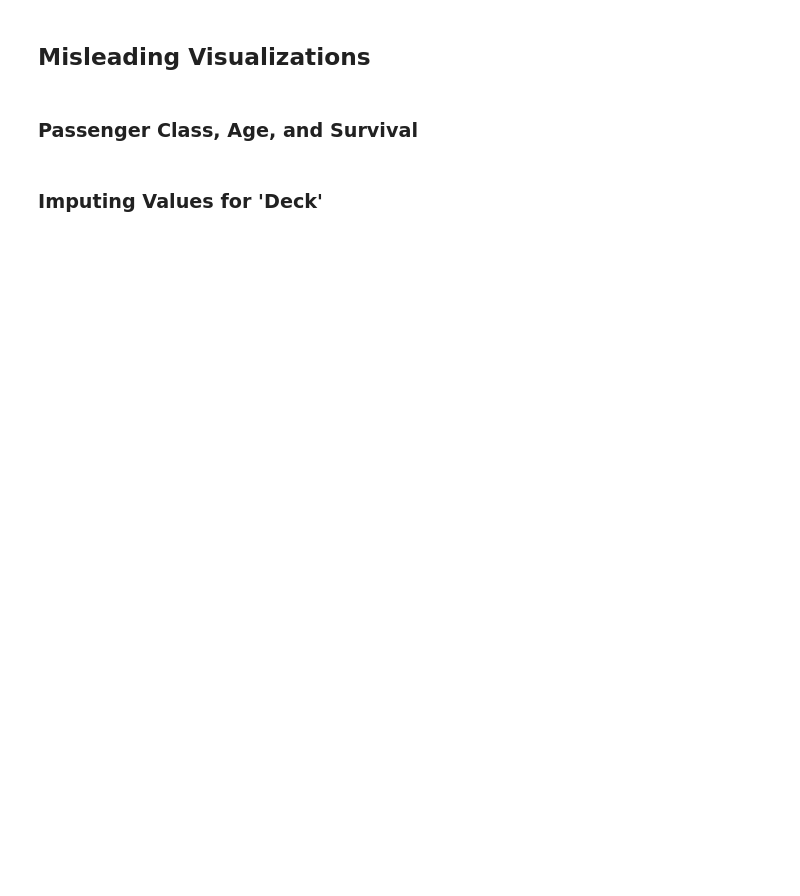
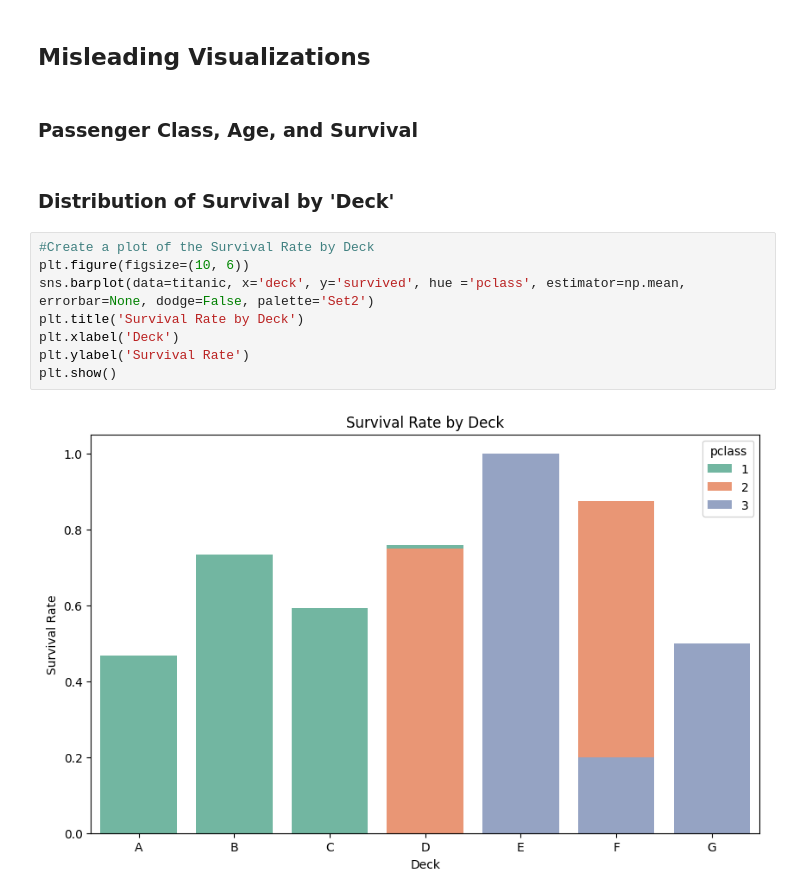
Before and after one commit to chance-roberts/DATA6550-Visualization, a Jupyter notebook: Code/Roberts/RobertsC_Visualization.ipynb, the cells around one changed output. Drawn from its saved outputs; the diff is of its cells as text; blank space fills up the shorter version.

```diff
--- a/Code/Roberts/RobertsC_Visualization.ipynb
+++ b/Code/Roberts/RobertsC_Visualization.ipynb
@@ -292,5 +307,15 @@ for i in range(0,2):
 ## Misleading Visualizations
 # %% [markdown]
 ### Passenger Class, Age, and Survival
-# %% [markdown]
-### Imputing Values for 'Deck'
+# %% [markdown]
+### Distribution of Survival by 'Deck'
+# %%
+#Create a plot of the Survival Rate by Deck
+plt.figure(figsize=(10, 6))
+sns.barplot(data=titanic, x='deck', y='survived', hue ='pclass', estimator=np.mean, errorbar=None, dodge=False, palette='Set2')
+plt.title('Survival Rate by Deck')
+plt.xlabel('Deck')
+plt.ylabel('Survival Rate')
+plt.show()
+# %% [output]
+[figure, added]
```
Also changed, not shown: parts of 5 cells of this notebook.
